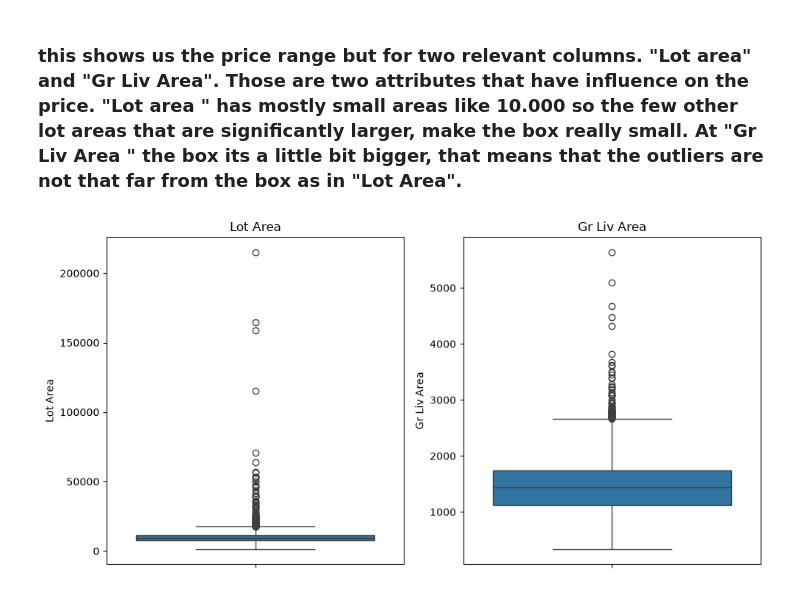
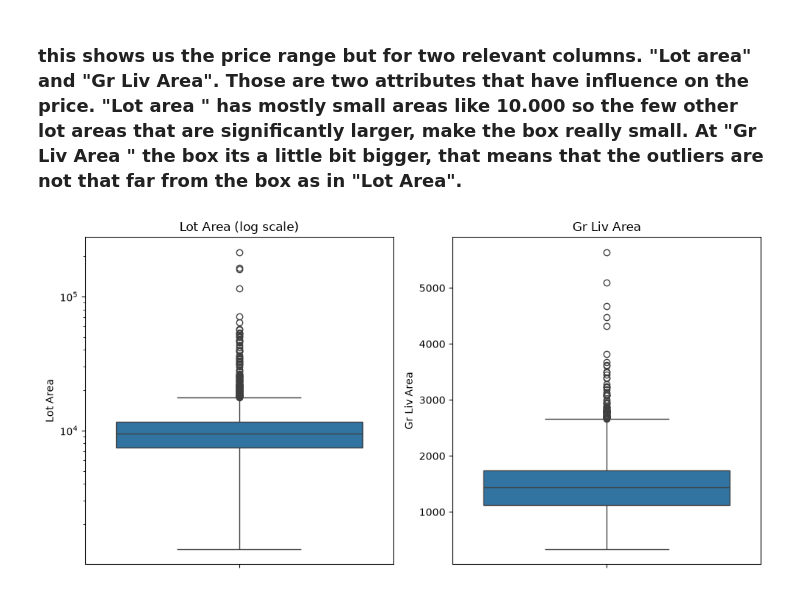
Before and after one commit to viragdiana/ML, a Jupyter notebook: lab-1-stefi.ipynb, the cells around one changed output. Saved outputs shown, nothing was run; the diff lists cells and outputs as text; code cells hidden in the pictures.

```diff
--- a/lab-1-stefi.ipynb
+++ b/lab-1-stefi.ipynb
@@ -138,9 +159,14 @@ plt.show()
 # %%
 fig, axes = plt.subplots(1, 2, figsize=(10, 5))
 for ax, col in zip(axes, ["Lot Area", "Gr Liv Area"]):
     sns.boxplot(y=dataset[col], ax=ax)
     ax.set_title(col)
+
+# Lot Area has extreme outliers, so a log scale makes the box visible
+axes[0].set_yscale("log")
+axes[0].set_title("Lot Area (log scale)")
+
 plt.tight_layout()
 plt.show()
 # %% [output]
-[figure, old version]
+[figure, new version]
```
Also changed, not shown: parts of 8 cells of this notebook.
